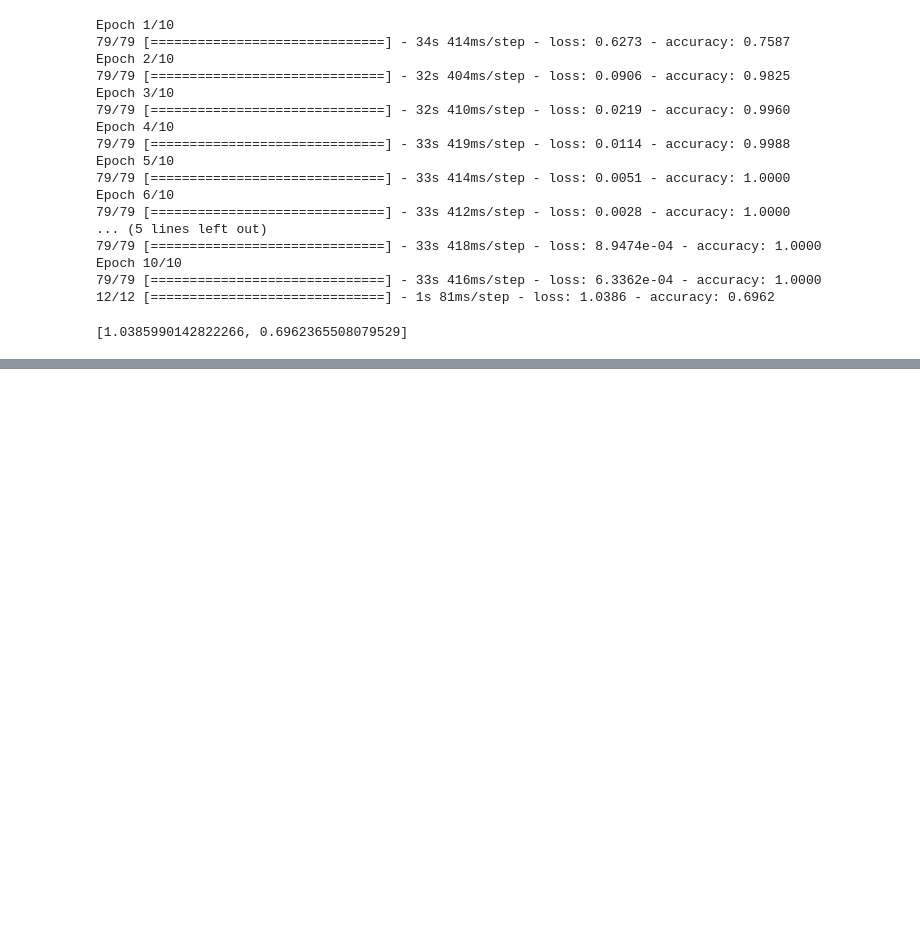
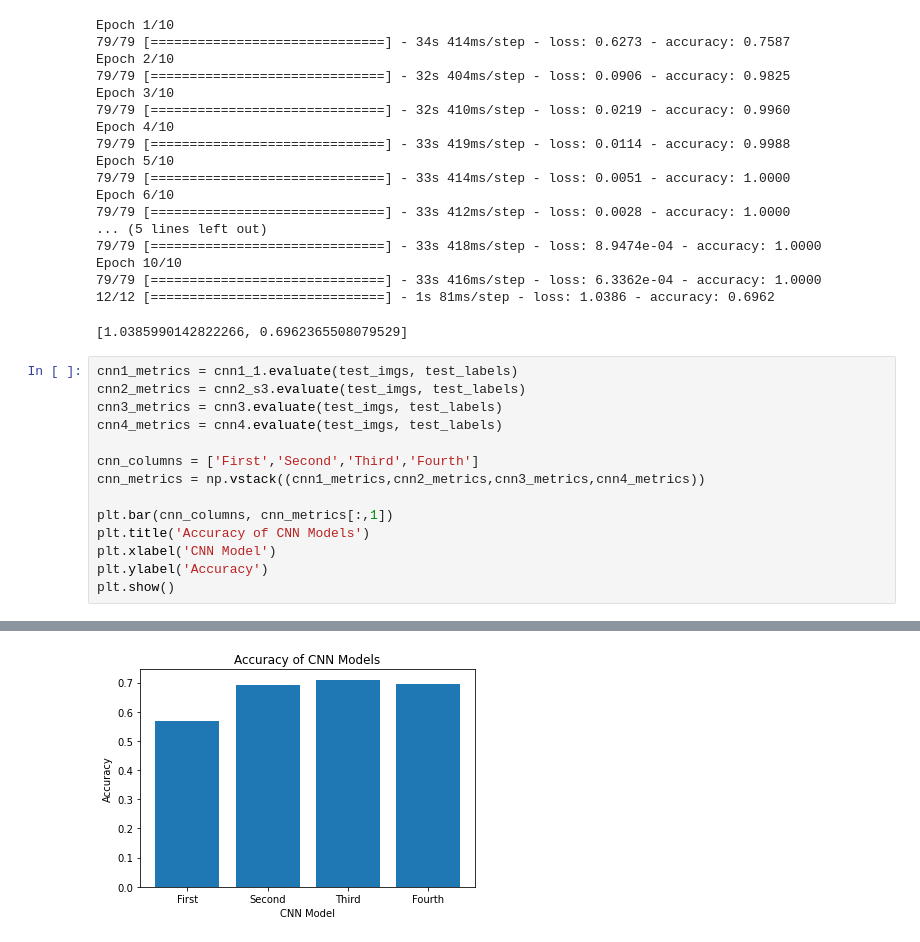
Before and after one commit to tvn4/MSE-491, a Jupyter notebook: Lab 3/Assignment3.ipynb, the cells around one changed output, grey strips where cells are left out. Drawn from its saved outputs; the diff is of its cells as text; blank space fills up the shorter version.

```diff
--- a/Lab 3/Assignment3.ipynb
+++ b/Lab 3/Assignment3.ipynb
@@ -581,3 +611,18 @@ Epoch 10/10
 79/79 [==============================] - 33s 416ms/step - loss: 6.3362e-04 - accuracy: 1.0000
 12/12 [==============================] - 1s 81ms/step - loss: 1.0386 - accuracy: 0.6962
 [1.0385990142822266, 0.6962365508079529]
+# %%
+cnn1_metrics = cnn1_1.evaluate(test_imgs, test_labels)
+cnn2_metrics = cnn2_s3.evaluate(test_imgs, test_labels)
+cnn3_metrics = cnn3.evaluate(test_imgs, test_labels)
+cnn4_metrics = cnn4.evaluate(test_imgs, test_labels)
+
+cnn_columns = ['First','Second','Third','Fourth']
+cnn_metrics = np.vstack((cnn1_metrics,cnn2_metrics,cnn3_metrics,cnn4_metrics))
+
+plt.bar(cnn_columns, cnn_metrics[:,1])
+plt.title('Accuracy of CNN Models')
+plt.xlabel('CNN Model')
+plt.ylabel('Accuracy')
+plt.show()
+# %% [output]
@@ -583,0 +633 @@ Epoch 10/10
+[figure, added]
```
Also changed, not shown: parts of 4 cells of this notebook.
